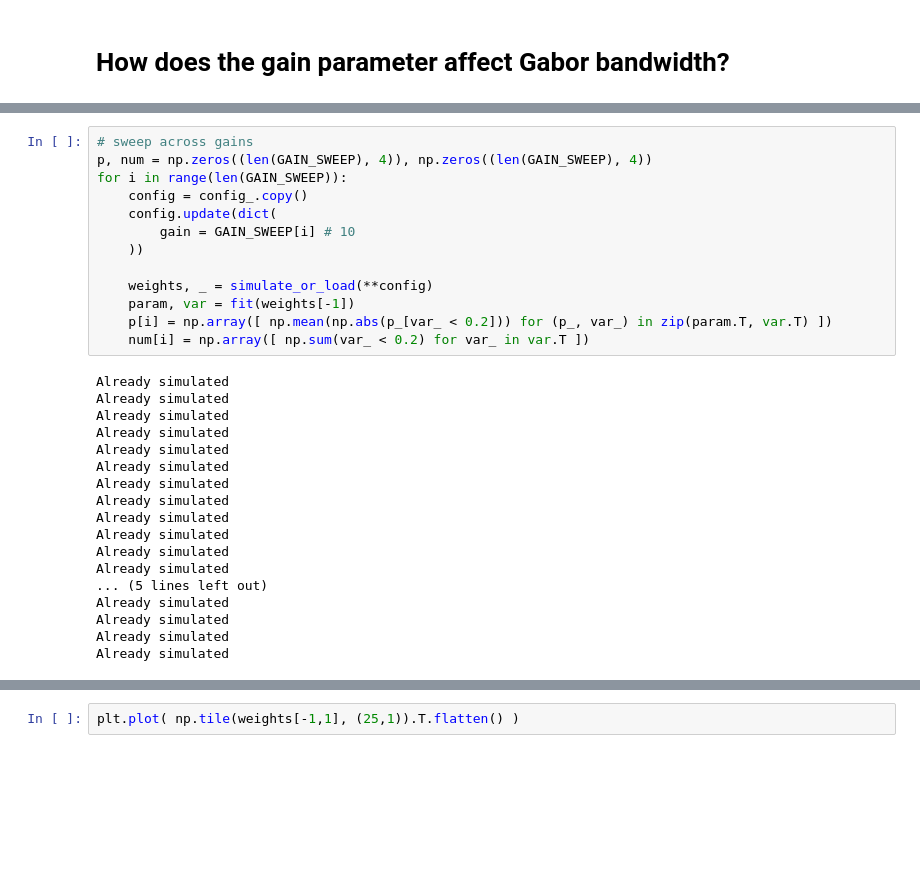
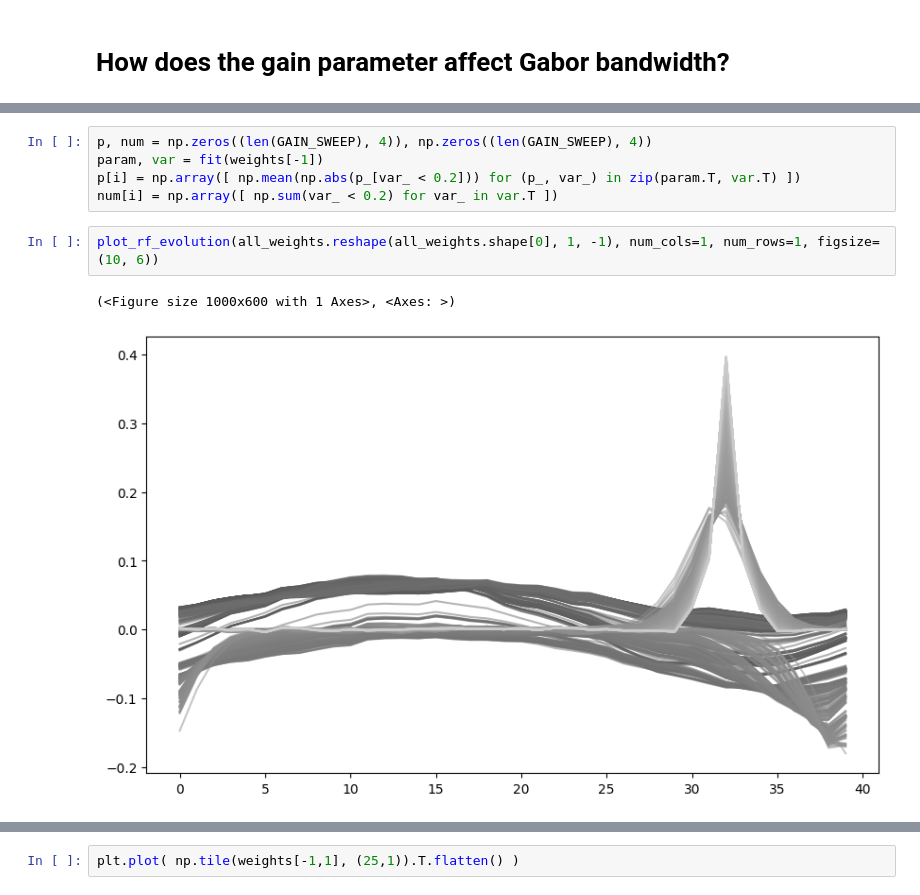
Before and after one commit to leonlufkin/Localization, a Jupyter notebook: notebooks/gain_sweep.ipynb, the cells around one changed output, grey strips where cells are left out. Saved outputs shown, nothing was run; the diff lists cells and outputs as text; blank space fills up the shorter version.

```diff
--- a/notebooks/gain_sweep.ipynb
+++ b/notebooks/gain_sweep.ipynb
@@ -97,31 +139,10 @@ Already simulated
 # %%
-# sweep across gains
 p, num = np.zeros((len(GAIN_SWEEP), 4)), np.zeros((len(GAIN_SWEEP), 4))
-for i in range(len(GAIN_SWEEP)):
-    config = config_.copy()
-    config.update(dict(
-        gain = GAIN_SWEEP[i] # 10
-    ))
-
-    weights, _ = simulate_or_load(**config)
-    param, var = fit(weights[-1])
-    p[i] = np.array([ np.mean(np.abs(p_[var_ < 0.2])) for (p_, var_) in zip(param.T, var.T) ])
-    num[i] = np.array([ np.sum(var_ < 0.2) for var_ in var.T ])
+param, var = fit(weights[-1])
+p[i] = np.array([ np.mean(np.abs(p_[var_ < 0.2])) for (p_, var_) in zip(param.T, var.T) ])
+num[i] = np.array([ np.sum(var_ < 0.2) for var_ in var.T ])
-# %% [output]
-Already simulated
-Already simulated
-Already simulated
-Already simulated
-Already simulated
-Already simulated
-Already simulated
-Already simulated
-Already simulated
-Already simulated
-Already simulated
-Already simulated
-... (5 lines left out)
-Already simulated
-Already simulated
-Already simulated
-Already simulated
+# %%
+plot_rf_evolution(all_weights.reshape(all_weights.shape[0], 1, -1), num_cols=1, num_rows=1, figsize=(10, 6))
+# %% [output]
+(<Figure size 1000x600 with 1 Axes>, <Axes: >)
+[figure, added]
```
Also changed, not shown: parts of 11 cells of this notebook, 1 other file.
